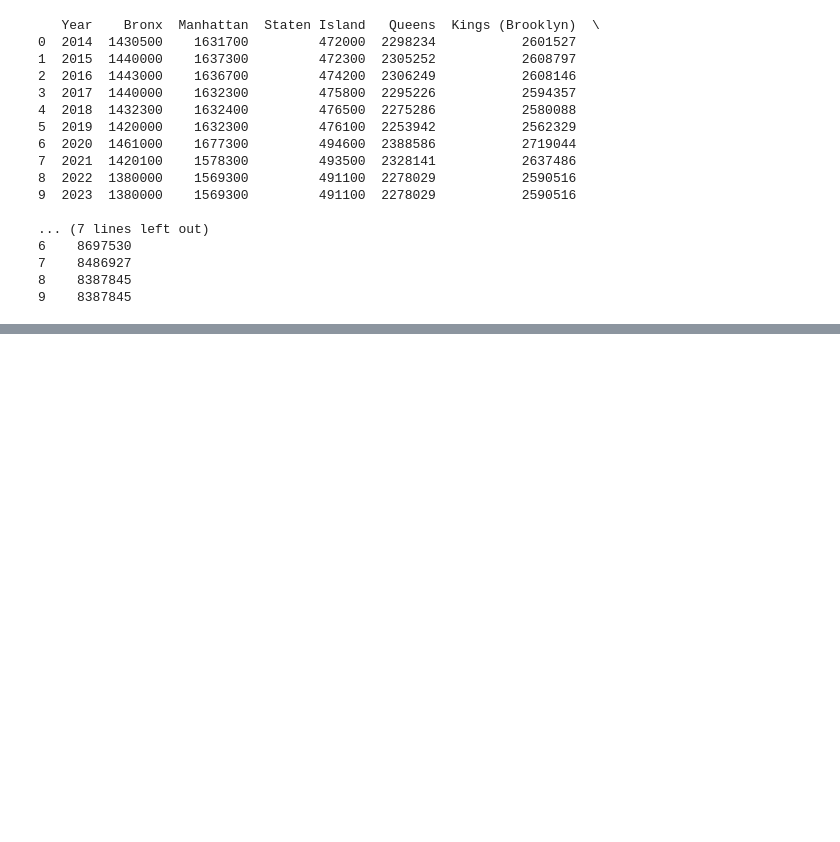
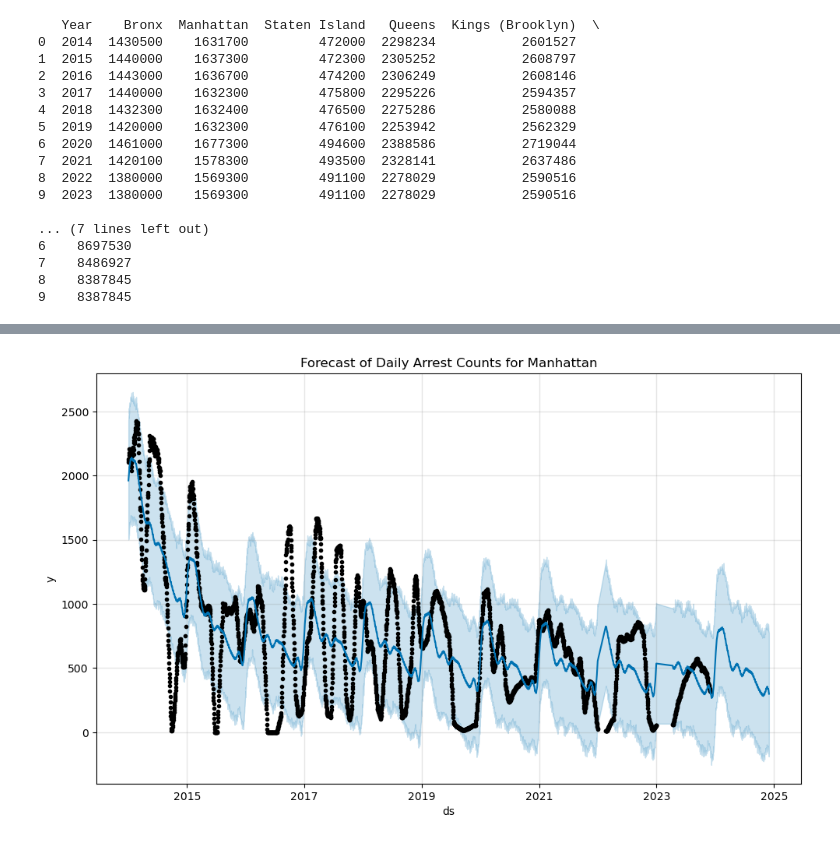
Before and after one commit to amos6224/group5-project1, a Jupyter notebook: group5-historical.ipynb, the cells around one changed output, grey strips where cells are left out. Drawn from its saved outputs; the diff is of its cells as text; code cells hidden in the pictures; blank space fills up the shorter version.

```diff
--- a/group5-historical.ipynb
+++ b/group5-historical.ipynb
@@ -267,2 +274,10 @@ plt.show()
+# %%
+#Plot the forecast for boro "M" Manhattan crimes daily 2014-2024
+Manhattan_forecast = forecast[forecast['ds'] > '2014-01-01']
+fig = m.plot(Manhattan_forecast)
+plt.title('Forecast of Daily Arrest Counts for Manhattan')
+plt.show()
+# %% [output]
+[figure, added]
 # %%
 historical_df['ofns_desc'].value_counts()
```
Also changed, not shown: parts of 13 cells of this notebook.
